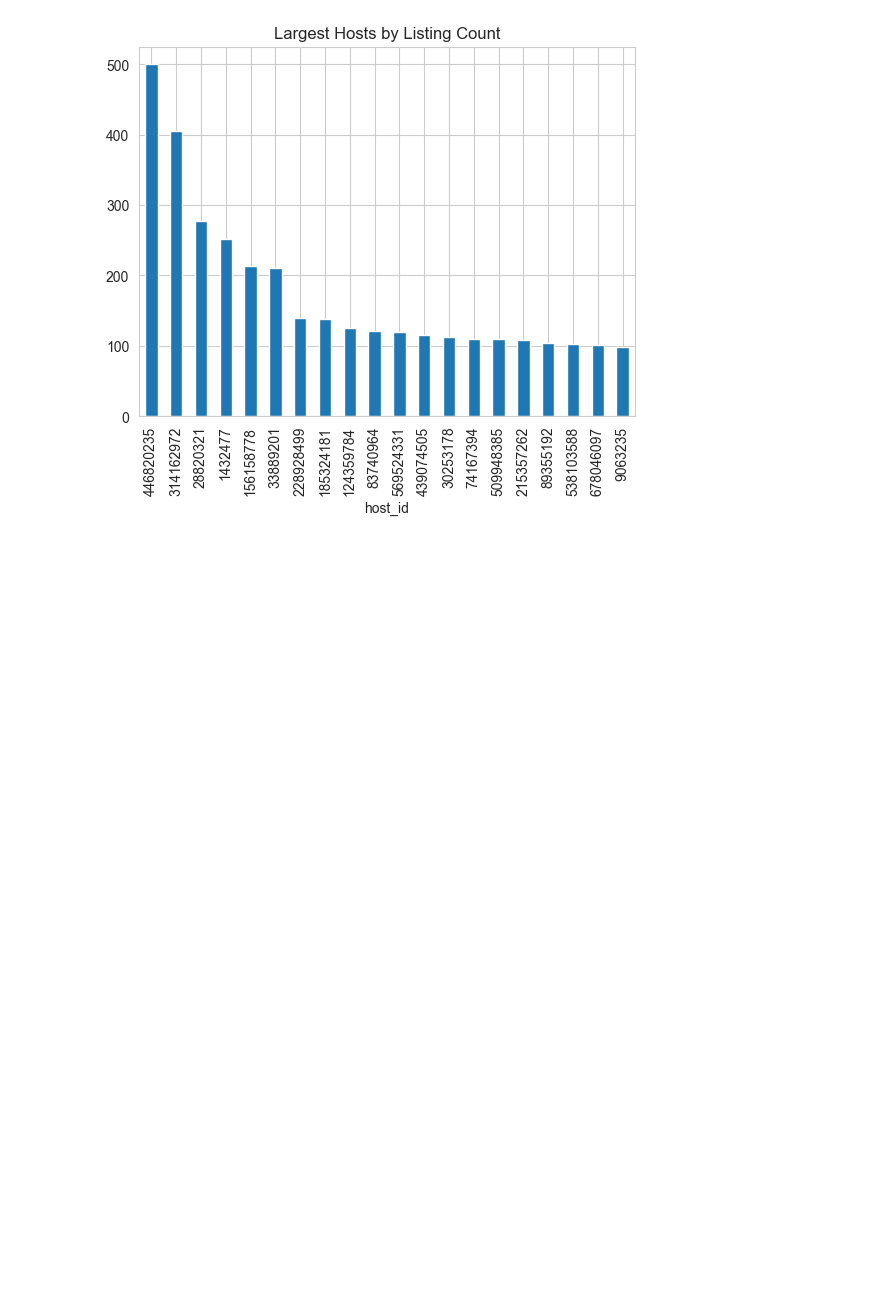
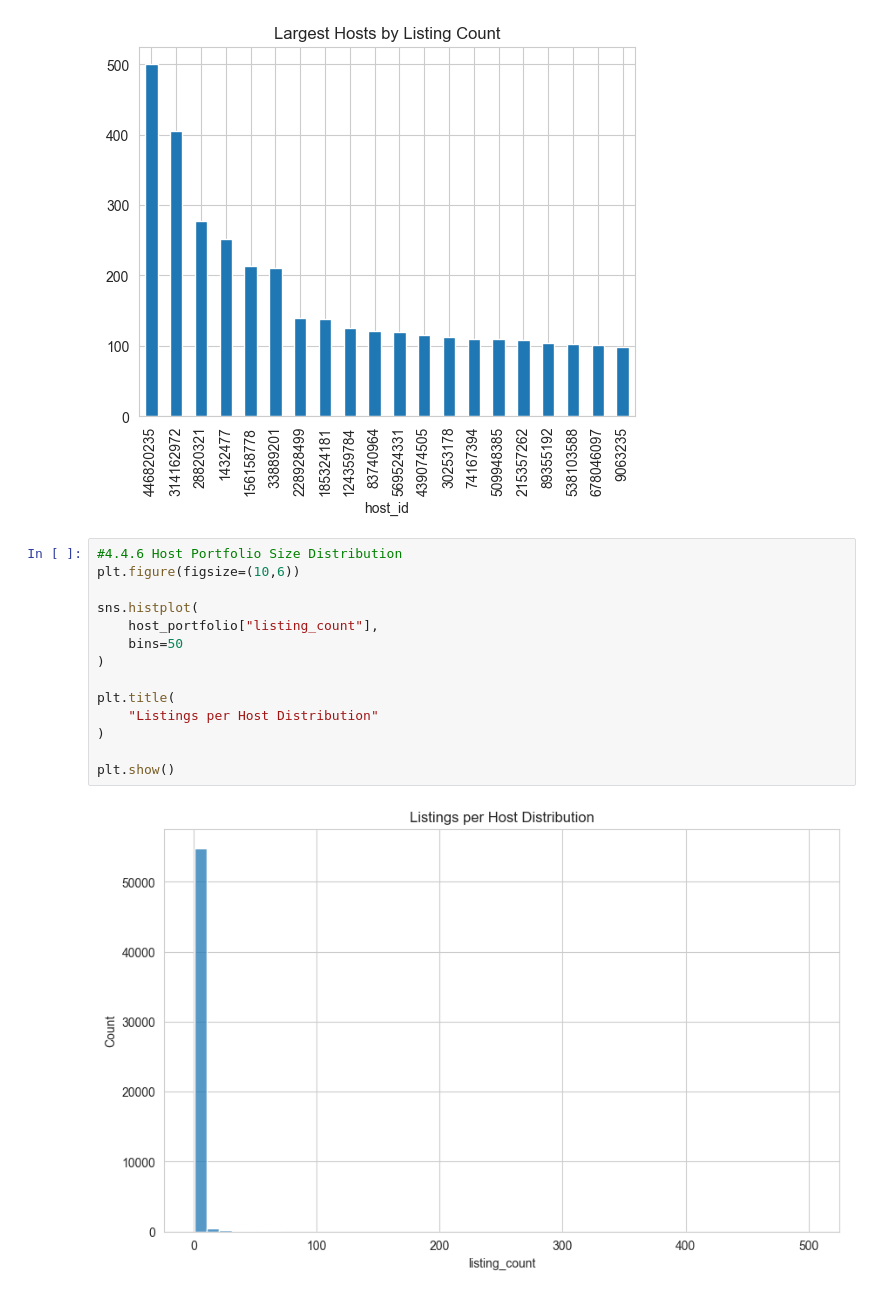
Before and after one commit to FathimaNafra/airbnb-data-engineering-project, a Jupyter notebook: notebooks/eda.ipynb, the cells around one changed output. Saved outputs shown, nothing was run; the diff lists cells and outputs as text; blank space fills up the shorter version.

Commit message:
Analyze host portfolio distribution

```diff
--- a/notebooks/eda.ipynb
+++ b/notebooks/eda.ipynb
@@ -664,3 +664,19 @@ plt.title(
 plt.show()
 # %% [output]
 [figure]
+# %%
+#4.4.6 Host Portfolio Size Distribution
+plt.figure(figsize=(10,6))
+
+sns.histplot(
+    host_portfolio["listing_count"],
+    bins=50
+)
+
+plt.title(
+    "Listings per Host Distribution"
+)
+
+plt.show()
+# %% [output]
+[figure, added]
```
